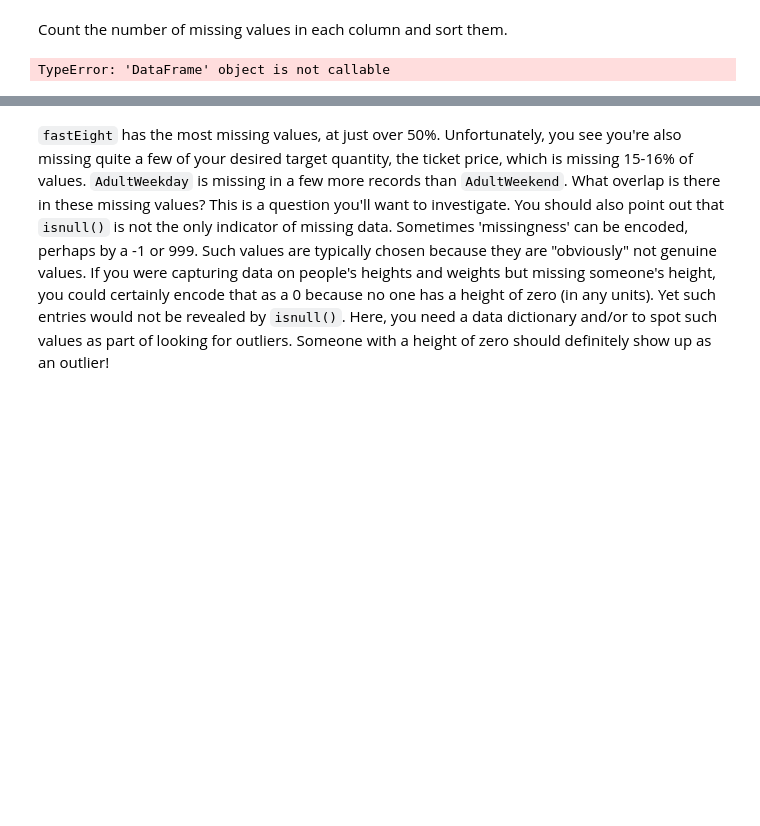
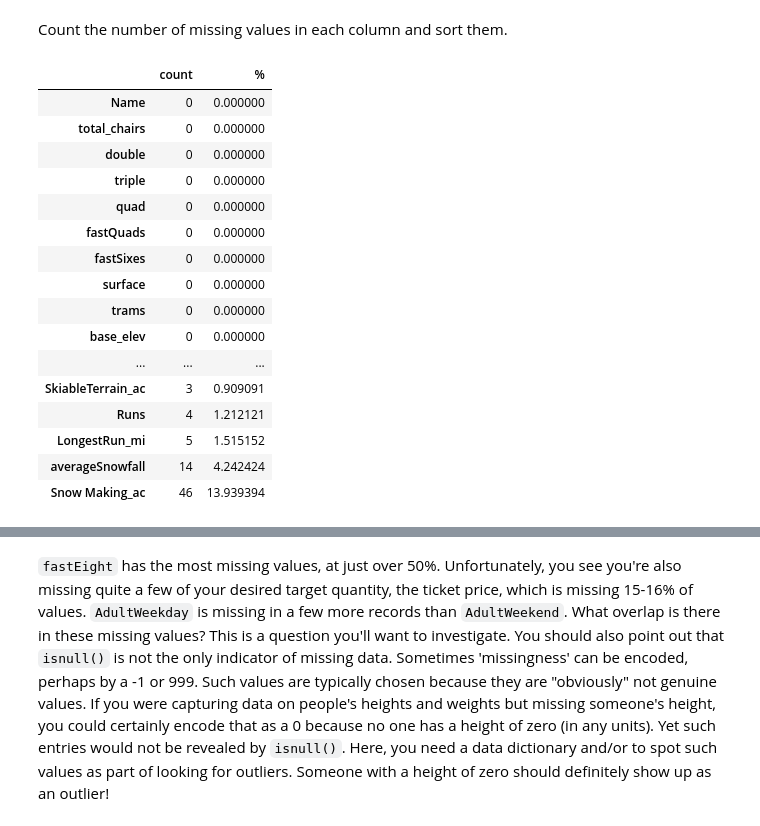
Before and after one commit to amitabhvirk/DataScienceGuidedCapstone, a Jupyter notebook: Notebooks/02_data_wrangling.ipynb, the cells around one changed output, grey strips where cells are left out. Cells and saved outputs as stored; diff of their text form; code cells hidden in the pictures; blank space fills up the shorter version.

```diff
--- a/Notebooks/02_data_wrangling.ipynb
+++ b/Notebooks/02_data_wrangling.ipynb
@@ -180,11 +180,28 @@ Count the number of missing values in each column and sort them.
 # %%
 #Code task 5#
 #Count (using `.sum()`) the number of missing values (`.isnull()`) in each column of
 #ski_data as well as the percentages (using `.mean()` instead of `.sum()`).
 #Order them (increasing or decreasing) using sort_values
 #Call `pd.concat` to present these in a single table (DataFrame) with the helpful column names 'count' and '%'
-missing = ___([ski_data.___.___, 100 * ski_data.___.___], axis=1)
-missing.columns=[___, ___]
-missing.___(by=___)
+missing = pd.concat([ski_data.isnull().sum(), 100 * ski_data.isnull().mean()], axis=1)
+missing.columns=['count', '%']
+missing.sort_values(by='count', inplace = True)
+missing.head(20)
 # %% [output]
-TypeError: 'DataFrame' object is not callable
+|  | count | % |
+| Name | 0 | 0.000000 |
+| total_chairs | 0 | 0.000000 |
+| double | 0 | 0.000000 |
+| triple | 0 | 0.000000 |
+| quad | 0 | 0.000000 |
+| fastQuads | 0 | 0.000000 |
+| fastSixes | 0 | 0.000000 |
+| surface | 0 | 0.000000 |
+| trams | 0 | 0.000000 |
+| base_elev | 0 | 0.000000 |
+| ... | ... | ... |
+| SkiableTerrain_ac | 3 | 0.909091 |
+| Runs | 4 | 1.212121 |
+| LongestRun_mi | 5 | 1.515152 |
+| averageSnowfall | 14 | 4.242424 |
+| Snow Making_ac | 46 | 13.939394 |
```
Also changed, not shown: parts of 16 cells of this notebook.
